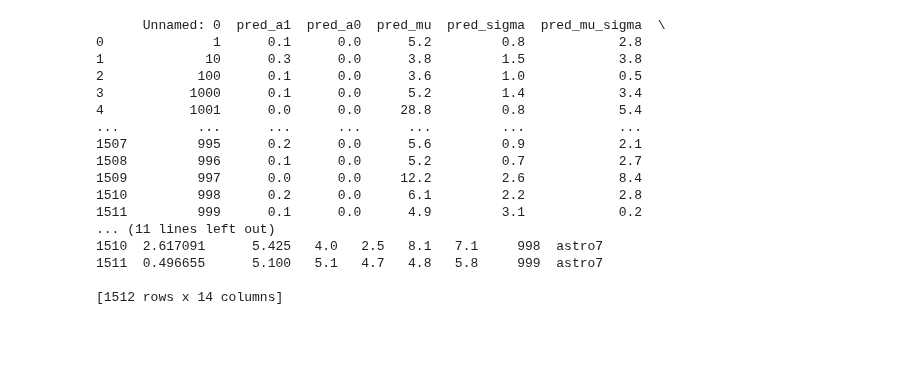
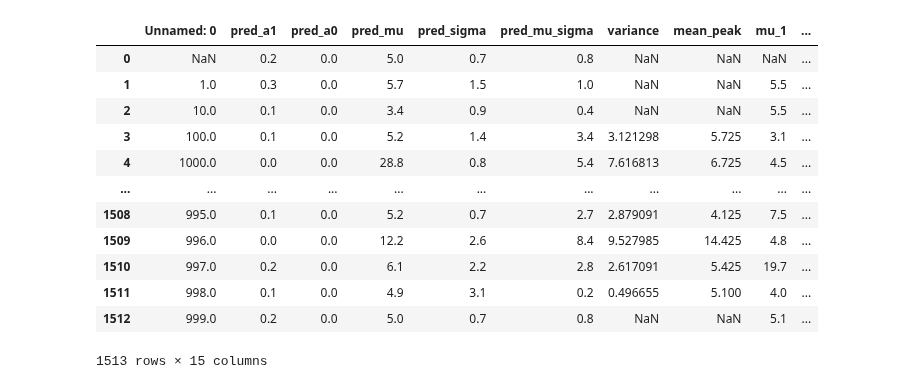
Before and after one commit to rsenne/dCA1_Paper, a Jupyter notebook: onep/Rebecca_Paper_Figures/Figure2_3_distribution_histograms.ipynb, the cells around one changed output. Saved outputs shown, nothing was run; the diff lists cells and outputs as text; code cells hidden in the pictures; blank space fills up the shorter version.

```diff
--- a/onep/Rebecca_Paper_Figures/Figure2_3_distribution_histograms.ipynb
+++ b/onep/Rebecca_Paper_Figures/Figure2_3_distribution_histograms.ipynb
@@ -9,25 +9,24 @@ import pickle
 
 import onep
 # %%
-data = pd.read_csv("/Users/suthardr/Desktop/Rui_remake_plots/astrocyte_shot_Gaussian_noise3.csv")
-print(data)
+data = pd.read_csv("/Users/suthardr/Desktop/Rui_Newest_Model_July/astrocyte_shot_Gaussian_noise3.csv")
+
+data_recall = pd.read_csv("/Users/suthardr/Desktop/Rui_Newest_Model_July/astrocyte_recall_Gaussian_noise3_origID.csv")
-# %% [output]
-      Unnamed: 0  pred_a1  pred_a0  pred_mu  pred_sigma  pred_mu_sigma  \
-0              1      0.1      0.0      5.2         0.8            2.8
-1             10      0.3      0.0      3.8         1.5            3.8
-2            100      0.1      0.0      3.6         1.0            0.5
-3           1000      0.1      0.0      5.2         1.4            3.4
-4           1001      0.0      0.0     28.8         0.8            5.4
-...          ...      ...      ...      ...         ...            ...
-1507         995      0.2      0.0      5.6         0.9            2.1
-1508         996      0.1      0.0      5.2         0.7            2.7
-1509         997      0.0      0.0     12.2         2.6            8.4
-1510         998      0.2      0.0      6.1         2.2            2.8
-1511         999      0.1      0.0      4.9         3.1            0.2
-... (11 lines left out)
-1510  2.617091      5.425   4.0   2.5   8.1   7.1     998  astro7
-1511  0.496655      5.100   5.1   4.7   4.8   5.8     999  astro7
-
-[1512 rows x 14 columns]
+# %%
+data
+# %% [output]
+|  | Unnamed: 0 | pred_a1 | pred_a0 | pred_mu | pred_sigma | pred_mu_sigma | variance | mean_peak | mu_1 | ... |
+| 0 | NaN | 0.2 | 0.0 | 5.0 | 0.7 | 0.8 | NaN | NaN | NaN | ... |
+| 1 | 1.0 | 0.3 | 0.0 | 5.7 | 1.5 | 1.0 | NaN | NaN | 5.5 | ... |
+| 2 | 10.0 | 0.1 | 0.0 | 3.4 | 0.9 | 0.4 | NaN | NaN | 5.5 | ... |
+| 3 | 100.0 | 0.1 | 0.0 | 5.2 | 1.4 | 3.4 | 3.121298 | 5.725 | 3.1 | ... |
+| 4 | 1000.0 | 0.0 | 0.0 | 28.8 | 0.8 | 5.4 | 7.616813 | 6.725 | 4.5 | ... |
+| ... | ... | ... | ... | ... | ... | ... | ... | ... | ... | ... |
+| 1508 | 995.0 | 0.1 | 0.0 | 5.2 | 0.7 | 2.7 | 2.879091 | 4.125 | 7.5 | ... |
+| 1509 | 996.0 | 0.0 | 0.0 | 12.2 | 2.6 | 8.4 | 9.527985 | 14.425 | 4.8 | ... |
+| 1510 | 997.0 | 0.2 | 0.0 | 6.1 | 2.2 | 2.8 | 2.617091 | 5.425 | 19.7 | ... |
+| 1511 | 998.0 | 0.1 | 0.0 | 4.9 | 3.1 | 0.2 | 0.496655 | 5.100 | 4.0 | ... |
+| 1512 | 999.0 | 0.2 | 0.0 | 5.0 | 0.7 | 0.8 | NaN | NaN | 5.1 | ... |
+1513 rows × 15 columns
 # %%
 # Create a list of animals to filter for
```
Also changed, not shown: parts of 3 cells of this notebook, 18 other files.
